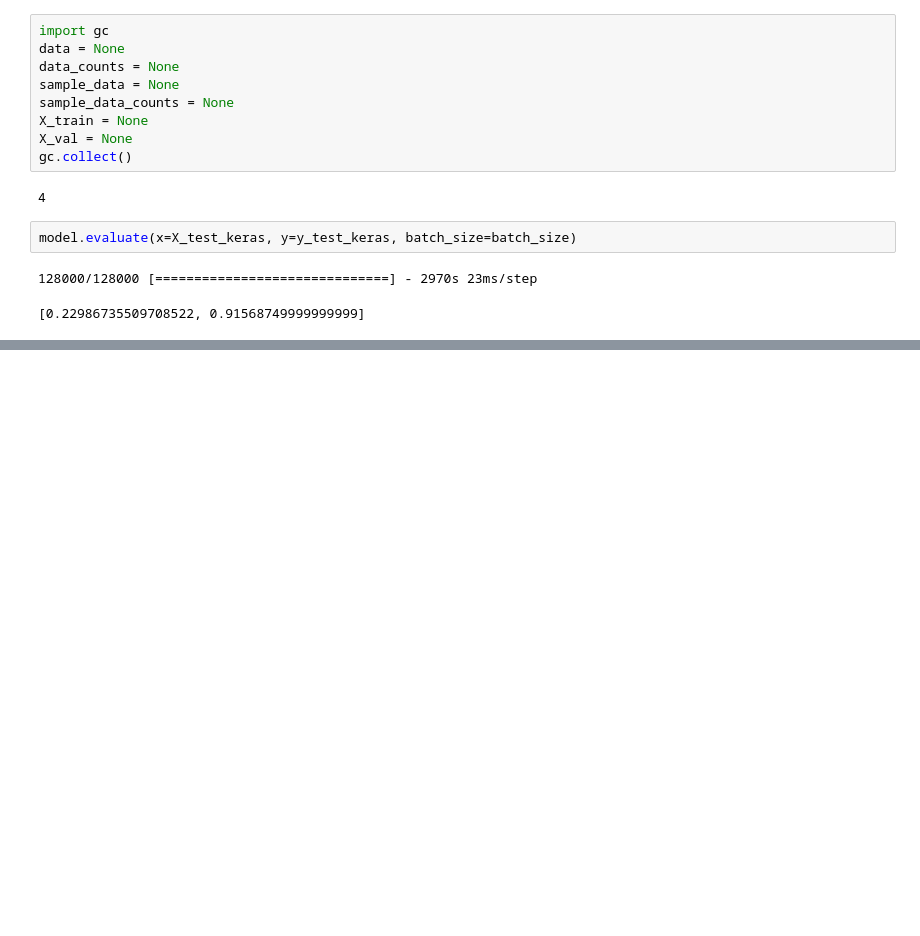
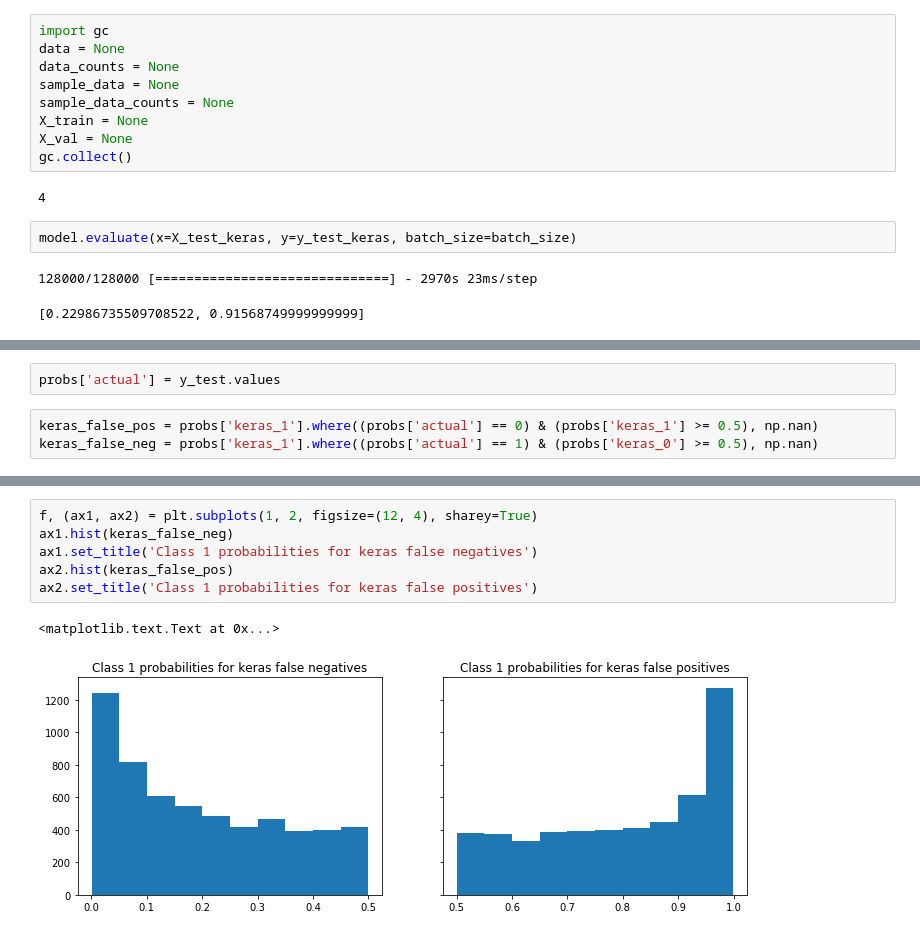
Before and after one commit to vincegiorno/fake_news, a Jupyter notebook: fn5_model_evaluation.ipynb, the cells around one changed output, grey strips where cells are left out. Drawn from its saved outputs; the diff is of its cells as text; blank space fills up the shorter version.

```diff
--- a/fn5_model_evaluation.ipynb
+++ b/fn5_model_evaluation.ipynb
@@ -225,0 +266,5 @@ array([ 0.98672044,  0.98276808])
+# %%
+probs['actual'] = y_test.values
+# %%
+keras_false_pos = probs['keras_1'].where((probs['actual'] == 0) & (probs['keras_1'] >= 0.5), np.nan)
+keras_false_neg = probs['keras_1'].where((probs['actual'] == 1) & (probs['keras_0'] >= 0.5), np.nan)
@@ -225,0 +277,9 @@ array([ 0.98672044,  0.98276808])
+# %%
+f, (ax1, ax2) = plt.subplots(1, 2, figsize=(12, 4), sharey=True)
+ax1.hist(keras_false_neg)
+ax1.set_title('Class 1 probabilities for keras false negatives')
+ax2.hist(keras_false_pos)
+ax2.set_title('Class 1 probabilities for keras false positives')
+# %% [output]
+<matplotlib.text.Text at 0x...>
+[figure, added]
```
Also changed, not shown: parts of 39 cells of this notebook.
